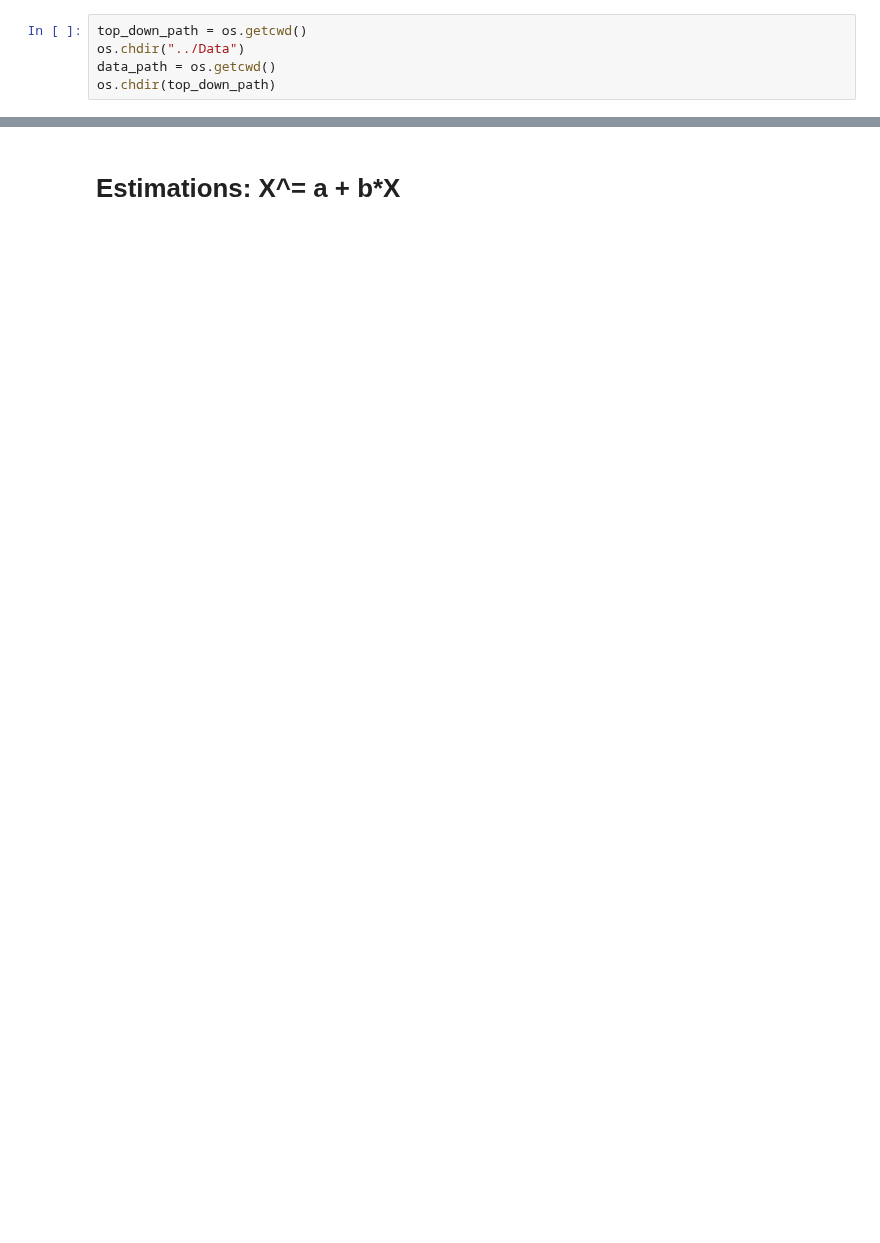
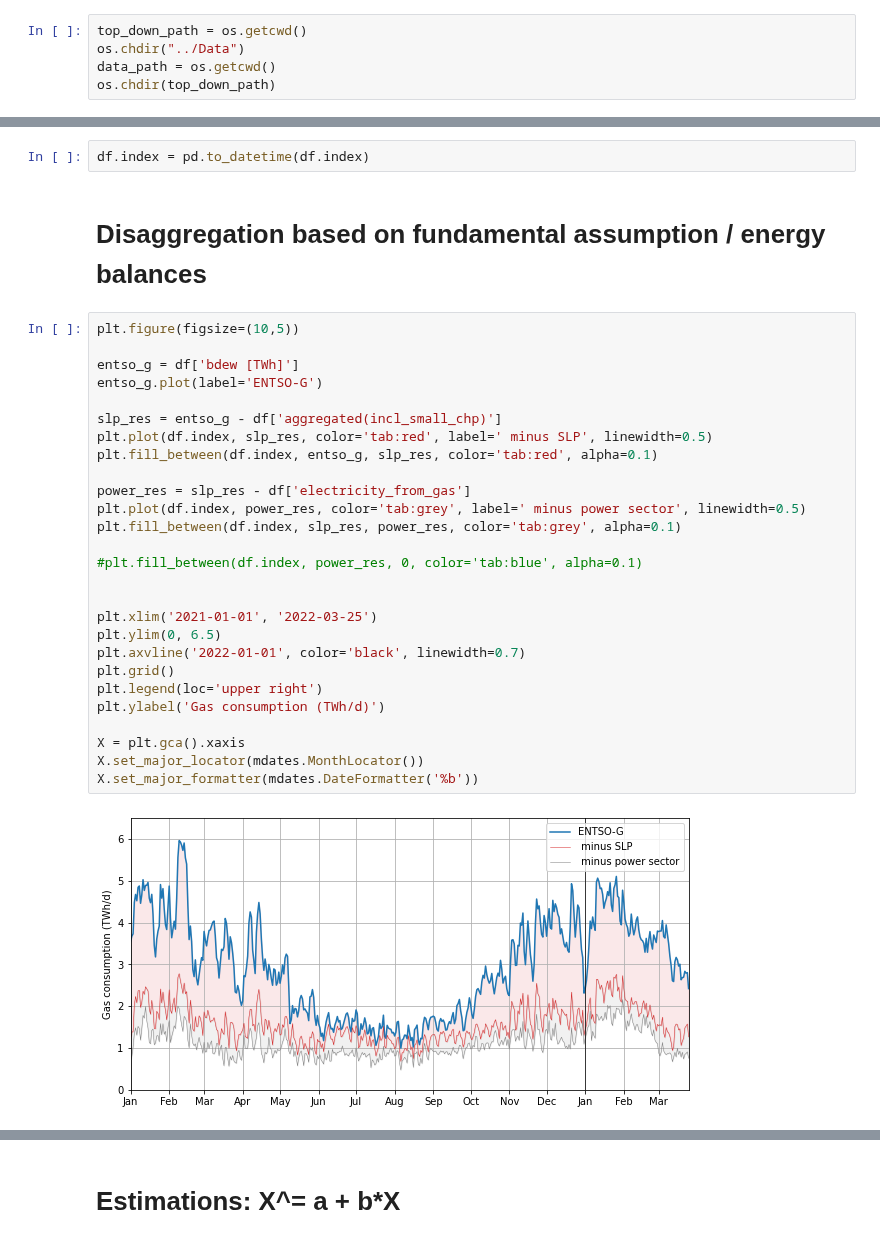
Before and after one commit to oruhnau/energy_demand, a Jupyter notebook: top_down/analysis.ipynb, the cells around one changed output, grey strips where cells are left out. Drawn from its saved outputs; the diff is of its cells as text; blank space fills up the shorter version.

```diff
--- a/top_down/analysis.ipynb
+++ b/top_down/analysis.ipynb
@@ -22,0 +30,33 @@ df.head()
+# %%
+df.index = pd.to_datetime(df.index)
+# %% [markdown]
+# Disaggregation based on fundamental assumption / energy balances
+# %%
+plt.figure(figsize=(10,5))
+
+entso_g = df['bdew [TWh]']
+entso_g.plot(label='ENTSO-G')
+
+slp_res = entso_g - df['aggregated(incl_small_chp)']
+plt.plot(df.index, slp_res, color='tab:red', label=' minus SLP', linewidth=0.5)
+plt.fill_between(df.index, entso_g, slp_res, color='tab:red', alpha=0.1)
+
+power_res = slp_res - df['electricity_from_gas']
+plt.plot(df.index, power_res, color='tab:grey', label=' minus power sector', linewidth=0.5)
+plt.fill_between(df.index, slp_res, power_res, color='tab:grey', alpha=0.1)
+
+#plt.fill_between(df.index, power_res, 0, color='tab:blue', alpha=0.1)
+
+
+plt.xlim('2021-01-01', '2022-03-25')
+plt.ylim(0, 6.5)
+plt.axvline('2022-01-01', color='black', linewidth=0.7)
+plt.grid()
+plt.legend(loc='upper right')
+plt.ylabel('Gas consumption (TWh/d)')
+
+X = plt.gca().xaxis
+X.set_major_locator(mdates.MonthLocator())
+X.set_major_formatter(mdates.DateFormatter('%b'))
+# %% [output]
+[figure, added]
```
Also changed, not shown: parts of 18 cells of this notebook, 3 other files.
